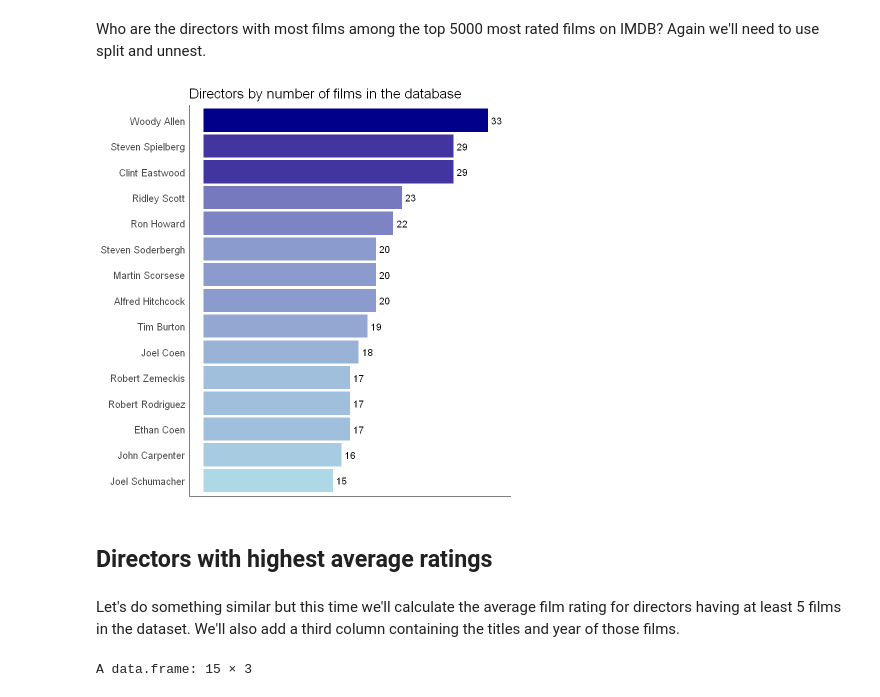
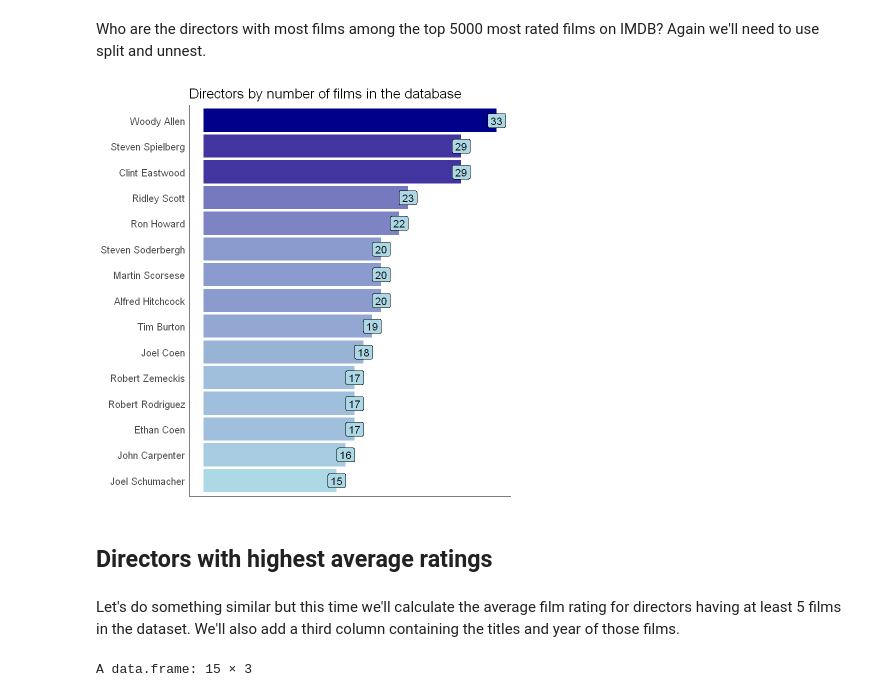
Before and after one commit to JacopoMalatesta/imdb_most_popular_films, a Jupyter notebook: scripts/04 - Querying and visualizing the results with SQL and R.ipynb, the cells around one changed output. Drawn from its saved outputs; the diff is of its cells as text; code cells hidden in the pictures.

```diff
--- a/scripts/04 - Querying and visualizing the results with SQL and R.ipynb
+++ b/scripts/04 - Querying and visualizing the results with SQL and R.ipynb
@@ -137,33 +189,33 @@ Who are the directors with most films among the top 5000 most rated films on IMD
 # %%
 query <- "SELECT UNNEST(STRING_TO_ARRAY(director, ';')) director,
           COUNT(*) n_of_films
           FROM people
           GROUP BY 1
           ORDER BY 2 DESC
           LIMIT 15"
 
 dbGetQuery(conn = con, statement = query) %>%
   ggplot(aes(x = fct_reorder(director, n_of_films), y = as.numeric(n_of_films), fill = as.numeric(n_of_films))) +
   geom_col() +
-  geom_text(aes(label = as.factor(n_of_films)), nudge_y = 1, size = 4) +
+  geom_label(aes(label = as.factor(n_of_films)), size = 4.5, fill = "light blue") +
   coord_flip() +
   theme_classic() +
   ggtitle("Directors by number of films in the database") +
   theme(title = element_text(size = 14),
         legend.position = "none",
         axis.title.x = element_blank(),
         axis.title.y = element_blank(),
         axis.text.x = element_blank(),
         axis.text.y = element_text(size = 12),
         axis.ticks.x = element_blank(),
         axis.ticks.y = element_blank()) +
   scale_fill_gradient(low = "light blue", high = "dark blue")
 # %% [output]
-[figure, old version]
+[figure, new version]
 # %% [markdown]
 ## Directors with highest average ratings
-# %% [markdown]
-Let's do something similar but this time we'll calculate the average film rating for directors having at least 5 films in the dataset. We'll also add a third column containing the titles and year of those films.
+# %% [markdown]
+Let's do something similar but this time we'll calculate the average film rating for directors having at least 5 films in the dataset. We'll also add a third column containing the titles and year of those films.
 # %%
 query <- "SELECT UNNEST(STRING_TO_ARRAY(director, ';')) director,
                  ROUND(AVG(imdb_rating :: NUMERIC), 2) avg_rating,
```
Also changed, not shown: parts of 19 cells of this notebook.
